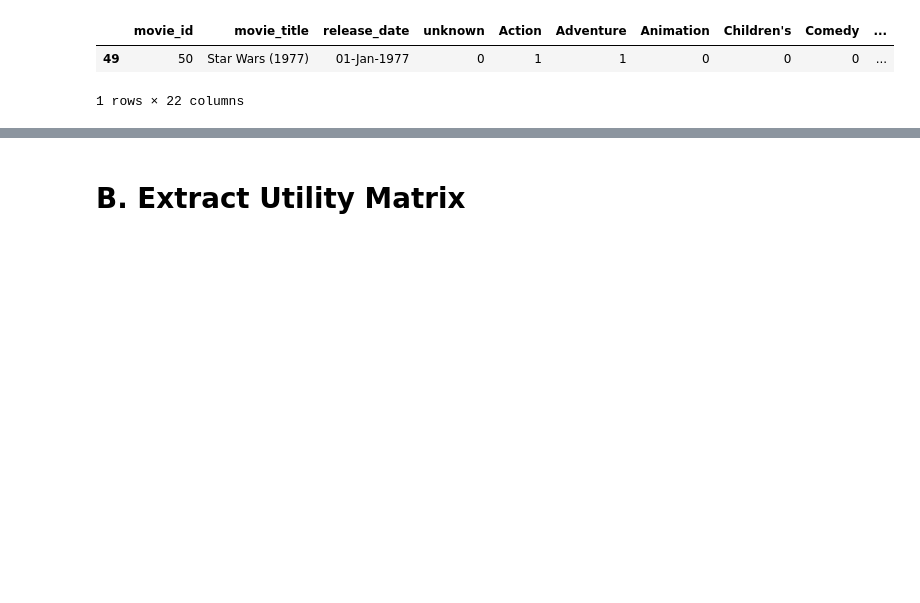
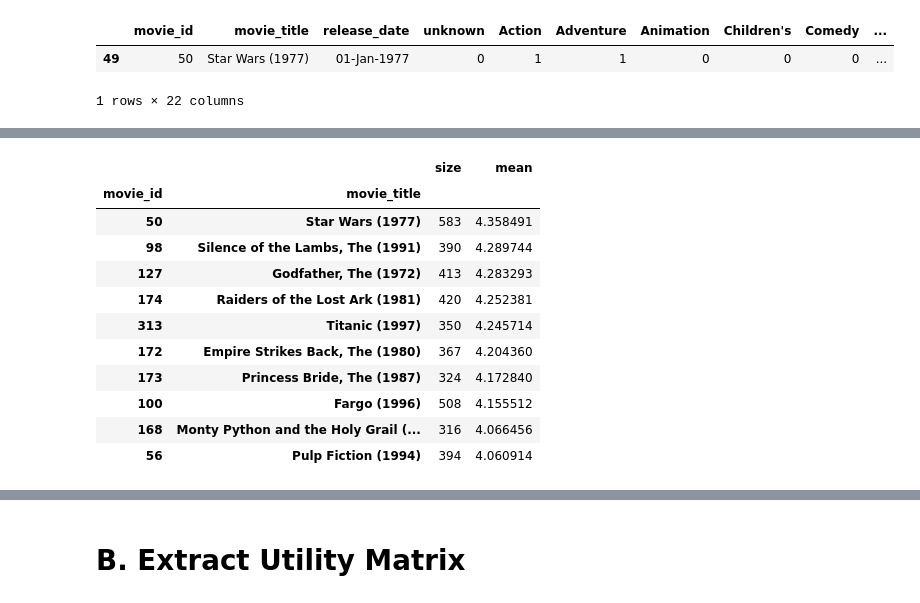
Before and after one commit to emily-jean/recommender, a Jupyter notebook: starter-3.4.ipynb, the cells around one changed output, grey strips where cells are left out. Saved outputs shown, nothing was run; the diff lists cells and outputs as text; code cells hidden in the pictures; blank space fills up the shorter version.

```diff
--- a/starter-3.4.ipynb
+++ b/starter-3.4.ipynb
@@ -344,6 +334,20 @@ a.sort_index().plot.bar()
 # %%
 # TODO: of the movies that have 100 or more ratings, what are the top-ten ranked movies?
-#d =ratings_per_movie.index[ratings_per_movie > 100]
-#d[:10]
+smean = lens.groupby(["movie_id", 'movie_title']).agg({'rating' : ['size', 'mean']})
+qualifiedsmean = smean.loc[smean['rating']['size'] >= 300]
+qualifiedsmean['rating'].sort_values(by=['mean'], ascending=False).head(10)
+# %% [output]
+|  |  | size | mean |
+| movie_id | movie_title |  |  |
+| 50 | Star Wars (1977) | 583 | 4.358491 |
+| 98 | Silence of the Lambs, The (1991) | 390 | 4.289744 |
+| 127 | Godfather, The (1972) | 413 | 4.283293 |
+| 174 | Raiders of the Lost Ark (1981) | 420 | 4.252381 |
+| 313 | Titanic (1997) | 350 | 4.245714 |
+| 172 | Empire Strikes Back, The (1980) | 367 | 4.204360 |
+| 173 | Princess Bride, The (1987) | 324 | 4.172840 |
+| 100 | Fargo (1996) | 508 | 4.155512 |
+| 168 | Monty Python and the Holy Grail (... | 316 | 4.066456 |
+| 56 | Pulp Fiction (1994) | 394 | 4.060914 |
 # %%
 # TODO: describe one more interesting question, and then query the result with Pandas
```
Also changed, not shown: parts of 20 cells of this notebook.
